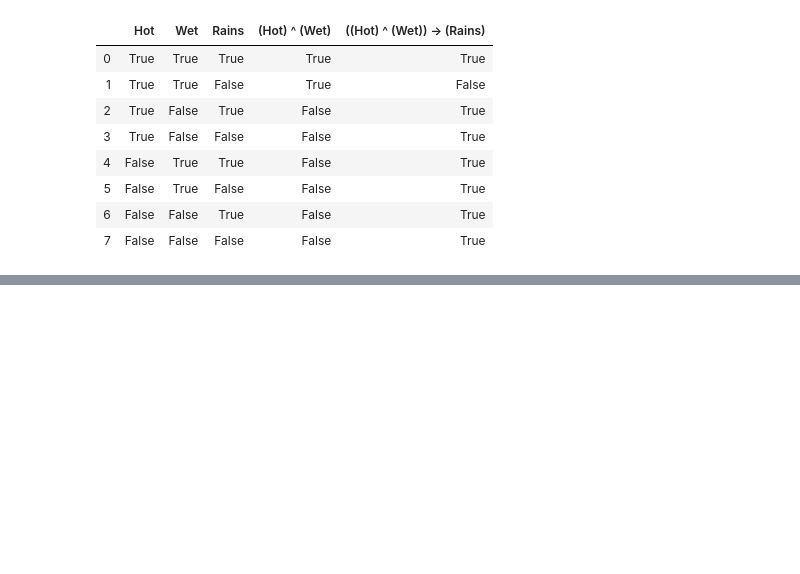
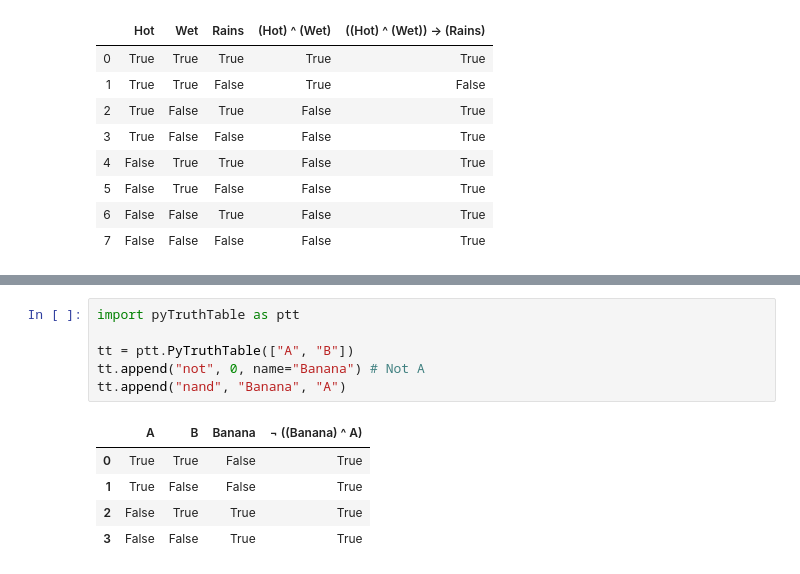
Before and after one commit to leomariga/pyTruthTable, a Jupyter notebook: logictable.ipynb, the cells around one changed output, grey strips where cells are left out. Saved outputs shown, nothing was run; the diff lists cells and outputs as text; blank space fills up the shorter version.

```diff
--- a/logictable.ipynb
+++ b/logictable.ipynb
@@ -333,0 +374,12 @@ tt.append("implies", 3, "Rains")
+# %%
+import pyTruthTable as ptt
+
+tt = ptt.PyTruthTable(["A", "B"])
+tt.append("not", 0, name="Banana") # Not A
+tt.append("nand", "Banana", "A")
+# %% [output]
+|  | A | B | Banana | ¬ ((Banana) ^ A) |
+| 0 | True | True | False | True |
+| 1 | True | False | False | True |
+| 2 | False | True | True | True |
+| 3 | False | False | True | True |
```
Also changed, not shown: parts of 5 cells of this notebook, 9 other files.
